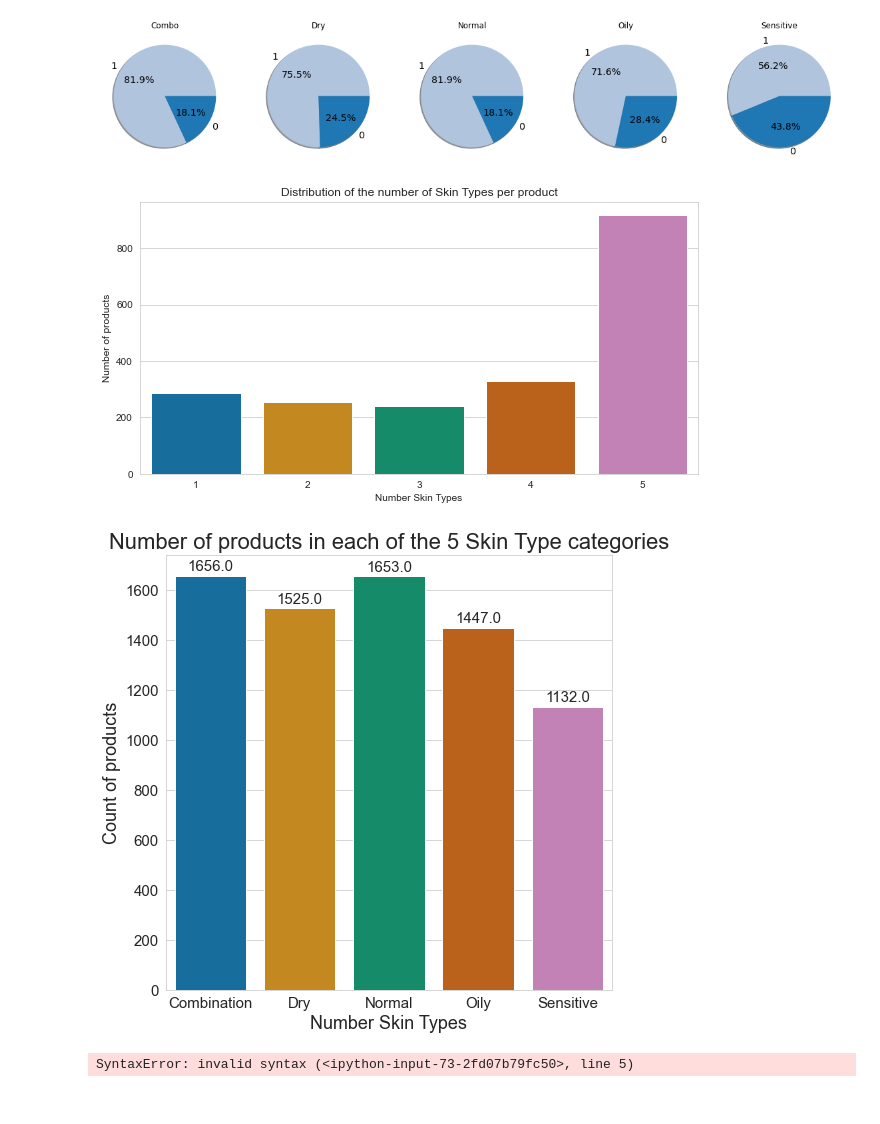
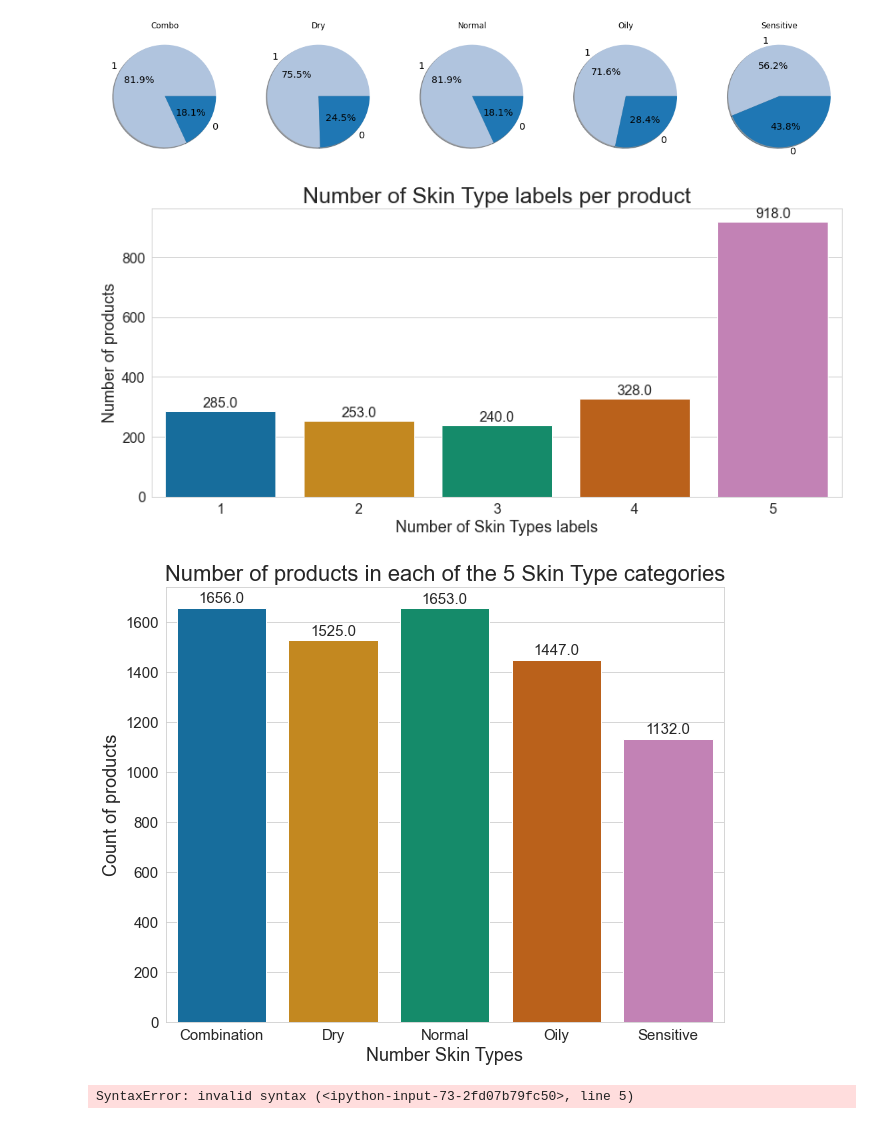
Before and after one commit to ZaneFadul/skincare_classification, a Jupyter notebook: 2.Preprocessing/Step3_Exploratory_Analysis.ipynb, the cells around one changed output. Cells and saved outputs as stored; diff of their text form; code cells hidden in the pictures.

```diff
--- a/2.Preprocessing/Step3_Exploratory_Analysis.ipynb
+++ b/2.Preprocessing/Step3_Exploratory_Analysis.ipynb
@@ -61,15 +61,22 @@ plt.savefig('Skin_type_frequenct.png')
 # %%
 data["types"] = data["Skin_Type"].apply(lambda text: len(str(text).split(" ")))
 sns.set_style("whitegrid")
-plt.figure(figsize=(10,5))
+plt.figure(figsize=(14,6))
 sns_count_plot = sns.countplot(data.types, palette='colorblind')
-plt.title("Distribution of the number of Skin Types per product")
-plt.xlabel("Number Skin Types")
-plt.ylabel("Number of products")
+sns_count_plot.tick_params(labelsize=16)
+plt.title("Number of Skin Type labels per product", fontsize = 25)
+plt.xlabel("Number of Skin Types labels", fontsize = 18)
+plt.ylabel("Number of products", fontsize = 18)
+for p in sns_count_plot.patches:
+    sns_count_plot.annotate(format(p.get_height(), '.1f'),
+                   (p.get_x() + p.get_width() / 2., p.get_height()),
+                   ha = 'center', va = 'center',
+                   xytext = (0, 9),
+                   textcoords = 'offset points', fontsize = 16)
 plt.show()
 sns_count_plot.figure.savefig('Skin_types_per_prouduct.png')
 # %% [output]
-[figure, old version]
+[figure, new version]
 # %%
 Counts = []
 s_type = ["Combination", "Dry", "Normal", "Oily", "Sensitive"]
@@ -77,7 +84,7 @@ for s in s_type:
     count = data[s].value_counts()[1]
     Counts.append(count)
 
-plt.figure(figsize=(8, 8))
+plt.figure(figsize=(10, 8))
 plt.title ("Number of products in each of the 5 Skin Type categories", fontsize = 22)
 plot = sns.barplot(x = s_type, y = Counts, palette='colorblind')
 plot.tick_params(labelsize=15)
@@ -92,7 +99,7 @@ for p in plot.patches:
 plt.show()
 plot.figure.savefig('count_of_categories.png')
 # %% [output]
-[figure, old version]
+[figure, new version]
 # %%
 Antioxidants
 Emollients
```
